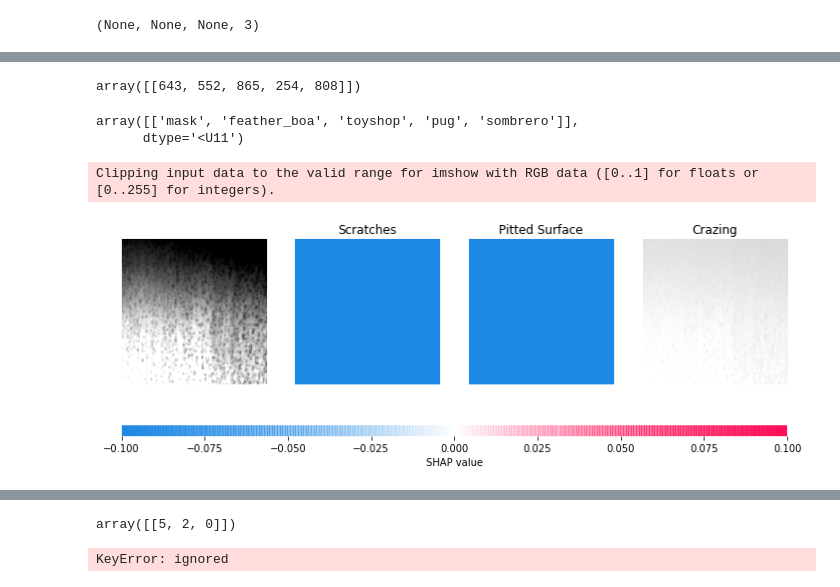
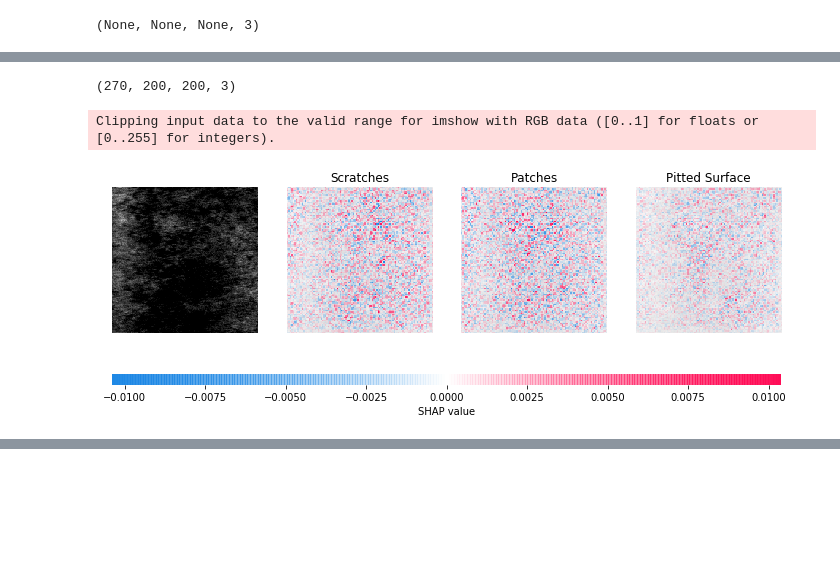
Before and after one commit to mahesh-sudhakar/NEU_XAI, a Jupyter notebook: xai_predict.ipynb, the cells around one changed output, grey strips where cells are left out. Saved outputs shown, nothing was run; the diff lists cells and outputs as text; code cells hidden in the pictures; blank space fills up the shorter version.

```diff
--- a/xai_predict.ipynb
+++ b/xai_predict.ipynb
@@ -41,4 +33,4 @@ Using TensorFlow backend.
 # %% [markdown]
 Model 22
 # %%
-saved_model = load_model('/content/drive/My Drive/xai_model/model_22.h5')
+saved_model = load_model('/content/drive/My Drive/xai_model/model_23.h5')
@@ -69,3 +43,3 @@ saved_model.summary()
 # %%
-annotation = '/content/drive/My Drive/NEU-DET/ANNOTATIONS/pitted_surface_158.xml'
-image_path="/content/drive/My Drive/NEU surface defect database - test split/Test/PS/PS_158.bmp"
+annotation = '/content/drive/My Drive/NEU-DET/ANNOTATIONS/rolled-in_scale_164.xml'
+image_path="/content/drive/My Drive/NEU surface defect database - test split/Test/RS/RS_164.bmp"
@@ -165,10 +134,10 @@ from lime import lime_image
 # %%
 explainer = lime_image.LimeImageExplainer()
 # %%
-img = image.load_img(image_path_copy, target_size=(200,200))
-plt.imshow(img)
+test_img = image.load_img(image_path_copy)
+plt.imshow(test_img)
 
-img = image.img_to_array(img)
-img = np.expand_dims(img, axis=0)
-img = preprocess_input(img)
+test_img = image.img_to_array(test_img)
+test_img = np.expand_dims(test_img, axis=0)
+test_img = preprocess_input(test_img)
 # %% [output]
@@ -267,10 +190,0 @@ shap.image_plot(shap_values, to_explain, index_names)
-# %%
-indexes
-# %% [output]
-array([[643, 552, 865, 254, 808]])
-# %%
-#class_names
-index_names
-# %% [output]
-array([['mask', 'feather_boa', 'toyshop', 'pug', 'sombrero']],
-      dtype='<U11')
@@ -279,19 +191,34 @@ array([['mask', 'feather_boa', 'toyshop', 'pug', 'sombrero']],
+# %%
+import glob
+cv_img = []
+
+for ig in glob.glob('/content/drive/My Drive/NEU surface defect database - test split/Train/Pa/*.bmp'):
+    n = cv2.imread(ig)
+    #nn = cv2.resize(n, (224,224))
+    cv_img.append(n)
+
+oo = np.array(cv_img)
+# %%
+oo.shape
+# %% [output]
+(270, 200, 200, 3)
 # %%
+%%time
 import keras.backend as K
-import numpy as np
 import shap
+m = 5
 
 def map2layer(x, layer):
   feed_dict = dict(zip([saved_model.layers[0].input], [preprocess_input(x.copy())]))
   return K.get_session().run(saved_model.layers[layer].input, feed_dict)
 
-e = shap.GradientExplainer((saved_model.layers[5].input, saved_model.layers[-1].output), map2layer(img, 5), local_smoothing=0)
+e = shap.GradientExplainer((saved_model.layers[m].input, saved_model.layers[-1].output), map2layer(oo, m), local_smoothing=0)
 
-shap_values, indexes = e.shap_values(map2layer(img, 5), ranked_outputs=3)
+shap_values, indexes = e.shap_values(map2layer(test_img, m), ranked_outputs=3)
 
 index_names = np.vectorize(lambda l: labels[l])(indexes)
 
-shap.image_plot(shap_values, img, index_names)
+shap.image_plot(shap_values, test_img, index_names)
 # %% [output]
 Clipping input data to the valid range for imshow with RGB data ([0..1] for floats or [0..255] for integers).
-[figure, old version]
+[figure, new version]
@@ -298,8 +226,0 @@ Clipping input data to the valid range for imshow with RGB data ([0..1] for floa
-# %%
-indexes
-# %% [output]
-array([[5, 2, 0]])
-# %%
-labels[5, 1]
-# %% [output]
-KeyError: ignored
```
Also changed, not shown: parts of 22 cells of this notebook.
